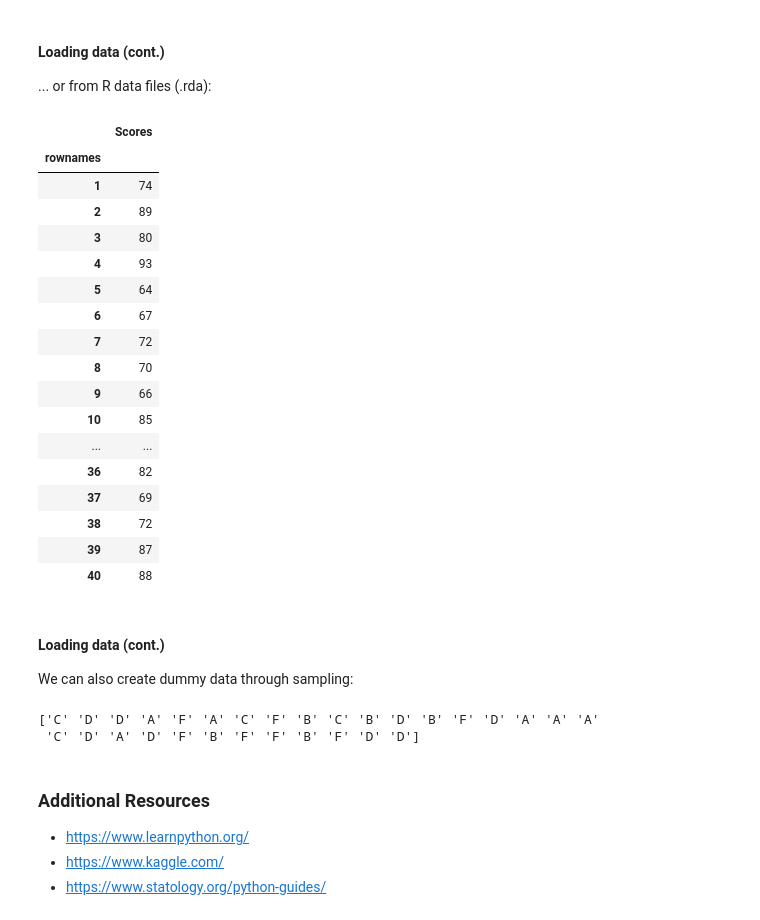
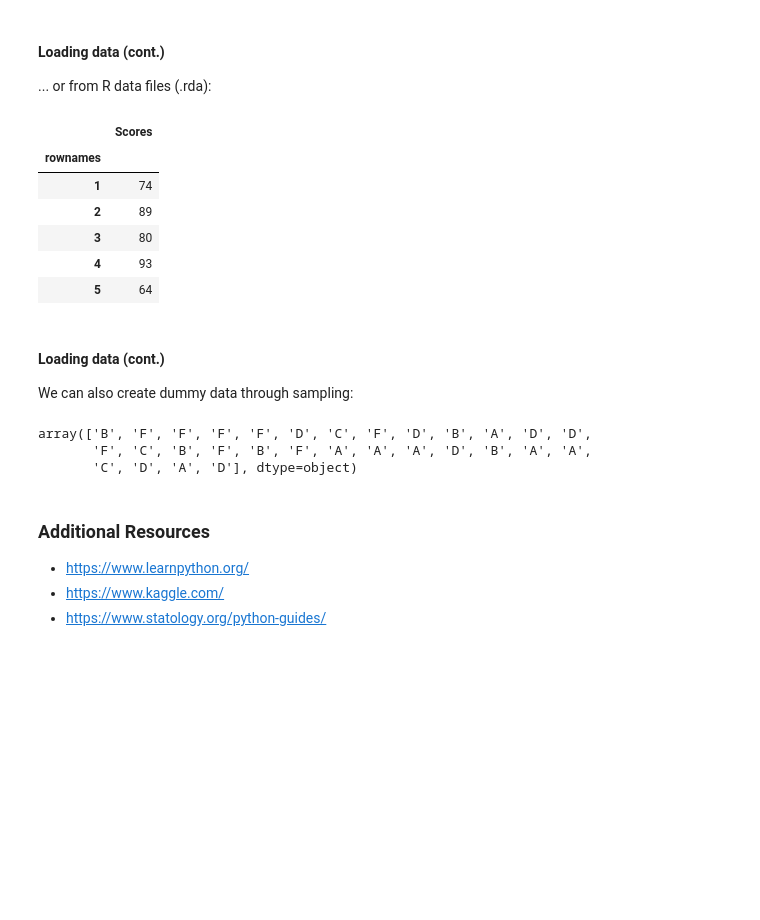
Before and after one commit to hielsnoppe/srh-tmda, a Jupyter notebook: slides/session1-2.ipynb, the cells around one changed output. Cells and saved outputs as stored; diff of their text form; code cells hidden in the pictures; blank space fills up the shorter version.

```diff
--- a/slides/session1-2.ipynb
+++ b/slides/session1-2.ipynb
@@ -253,31 +253,19 @@ df
 
 ... or from R data files (.rda):
 # %%
+from pyreadr import read_r
 
-import pyreadr
-
-data = pyreadr.read_r('../data/devore7/ex01.11.rda')
+data = read_r('../data/devore7/ex01.11.rda')
 df = data['ex01.11']
-df
+df.head()
 # %% [output]
 |  | Scores |
 | rownames |  |
 | 1 | 74 |
 | 2 | 89 |
 | 3 | 80 |
 | 4 | 93 |
 | 5 | 64 |
-| 6 | 67 |
-| 7 | 72 |
-| 8 | 70 |
-| 9 | 66 |
-| 10 | 85 |
-| ... | ... |
-| 36 | 82 |
-| 37 | 69 |
-| 38 | 72 |
-| 39 | 87 |
-| 40 | 88 |
 # %% [markdown]
 #### Loading data (cont.)
 
@@ -286,10 +274,11 @@ We can also create dummy data through sampling:
 labels = ['A', 'B', 'C', 'D', 'F']
 df = DataFrame(labels).sample(30, replace=True)
 
-print(df[0].to_numpy())
+df[0].to_numpy()
 # %% [output]
-['C' 'D' 'D' 'A' 'F' 'A' 'C' 'F' 'B' 'C' 'B' 'D' 'B' 'F' 'D' 'A' 'A' 'A'
- 'C' 'D' 'A' 'D' 'F' 'B' 'F' 'F' 'B' 'F' 'D' 'D']
+array(['B', 'F', 'F', 'F', 'F', 'D', 'C', 'F', 'D', 'B', 'A', 'D', 'D',
+       'F', 'C', 'B', 'F', 'B', 'F', 'A', 'A', 'A', 'D', 'B', 'A', 'A',
+       'C', 'D', 'A', 'D'], dtype=object)
 # %% [markdown]
 ### Additional Resources
 
```
Also changed, not shown: parts of 3 cells of this notebook, 8 other files.
